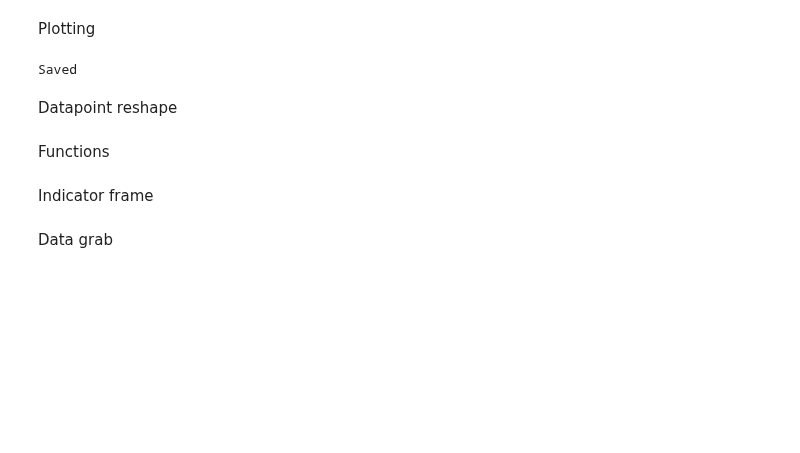
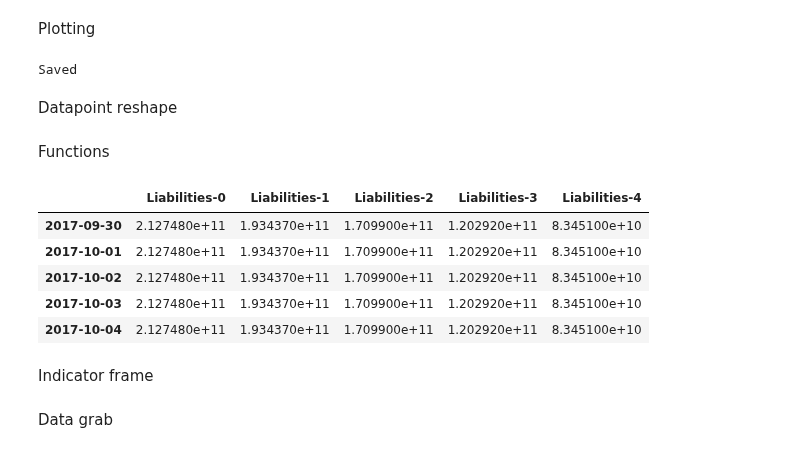
Before and after one commit to BlackdoorAI/Finance-bro, a Jupyter notebook: extract.ipynb, the cells around one changed output. Cells and saved outputs as stored; diff of their text form; code cells hidden in the pictures; blank space fills up the shorter version.

```diff
--- a/extract.ipynb
+++ b/extract.ipynb
@@ -1030,3 +1076,14 @@ def ticker_fill(company_frames_availability):
+# %%
+comp = comp_load("AAPL")
+frame, unit = comp.fact("Liabilities")
+frame.head(5)
+# %% [output]
+|  | Liabilities-0 | Liabilities-1 | Liabilities-2 | Liabilities-3 | Liabilities-4 |
+| 2017-09-30 | 2.127480e+11 | 1.934370e+11 | 1.709900e+11 | 1.202920e+11 | 8.345100e+10 |
+| 2017-10-01 | 2.127480e+11 | 1.934370e+11 | 1.709900e+11 | 1.202920e+11 | 8.345100e+10 |
+| 2017-10-02 | 2.127480e+11 | 1.934370e+11 | 1.709900e+11 | 1.202920e+11 | 8.345100e+10 |
+| 2017-10-03 | 2.127480e+11 | 1.934370e+11 | 1.709900e+11 | 1.202920e+11 | 8.345100e+10 |
+| 2017-10-04 | 2.127480e+11 | 1.934370e+11 | 1.709900e+11 | 1.202920e+11 | 8.345100e+10 |
 # %% [markdown]
 Indicator frame
 # %%
```
Also changed, not shown: parts of 8 cells of this notebook, 1 other file.
